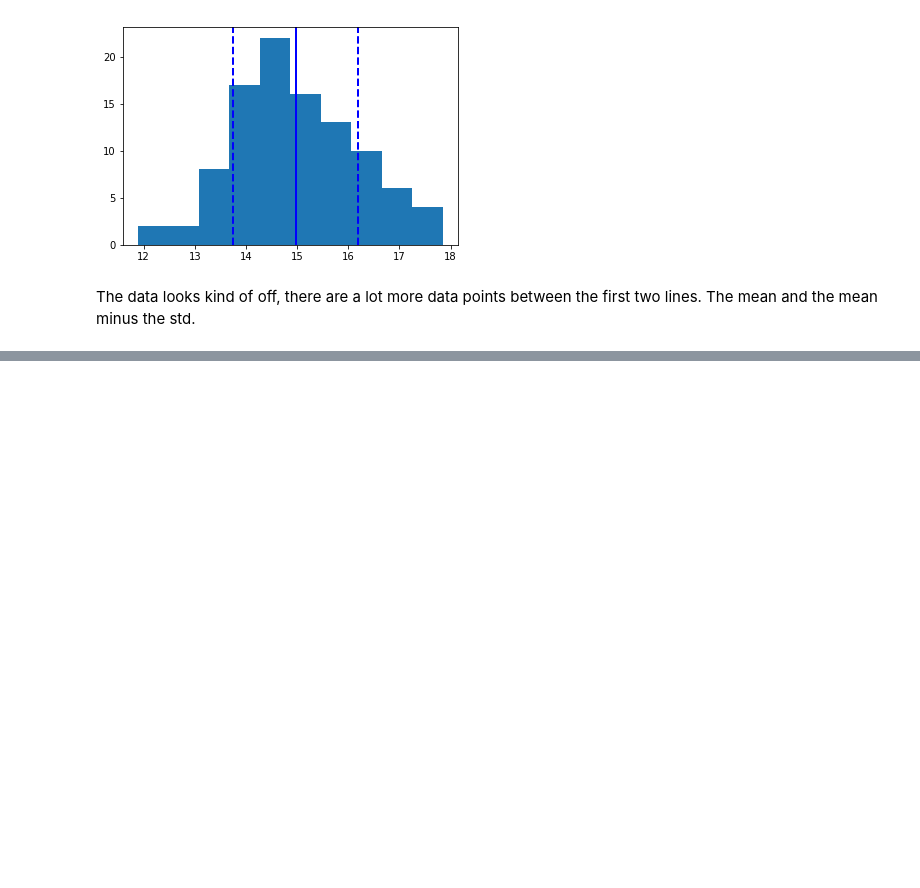
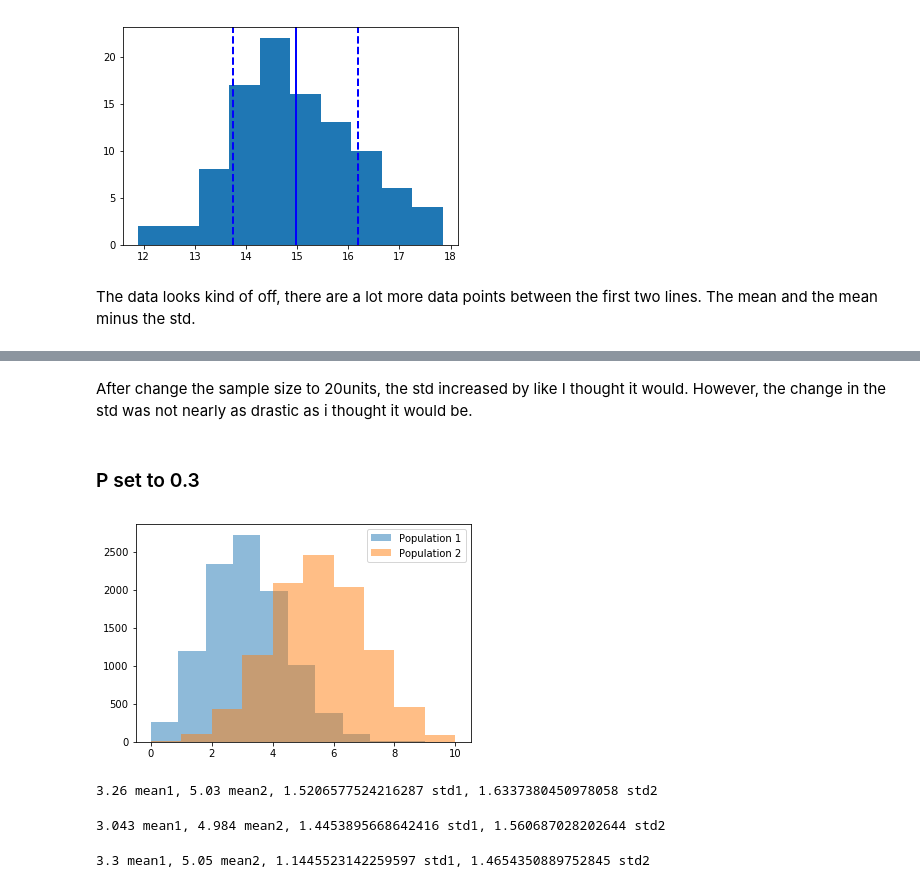
Before and after one commit to etallen127/Thinkful1, a Jupyter notebook: histograms.ipynb, the cells around one changed output, grey strips where cells are left out. Drawn from its saved outputs; the diff is of its cells as text; code cells hidden in the pictures; blank space fills up the shorter version.

```diff
--- a/histograms.ipynb
+++ b/histograms.ipynb
@@ -93,0 +151,54 @@ The data looks kind of off, there are a lot more data points between the first t
+# %% [markdown]
+After change the sample size to 20units, the std increased by like I thought it would. However, the change in the std was not nearly as drastic as i thought it would be.
+# %% [markdown]
+### P set to 0.3
+# %%
+pop1 = np.random.binomial(10, 0.3, 10000)
+pop2 = np.random.binomial(10,0.5, 10000)
+
+sample1 = np.random.choice(pop1, 100, replace=True)
+sample2 = np.random.choice(pop2, 100, replace=True)
+
+means1 = np.mean(sample1)
+means2 = np.mean(sample2)
+
+smp1std = sample1.std()
+smp2std = sample2.std()
+
+plt.hist(pop1, alpha=0.5, label='Population 1')
+plt.hist(pop2, alpha=0.5, label='Population 2')
+plt.legend(loc='upper right')
+
+plt.show()
+# %% [output]
+[figure, added]
+# %%
+print('{} mean1, {} mean2, {} std1, {} std2'.format(means1, means2, smp1std, smp2std))
+# %% [output]
+3.26 mean1, 5.03 mean2, 1.5206577524216287 std1, 1.6337380450978058 std2
+# %%
+sample1 = np.random.choice(pop1, 1000, replace=True)
+sample2 = np.random.choice(pop2, 1000, replace=True)
+
+means1 = np.mean(sample1)
+means2 = np.mean(sample2)
+
+smp1std = sample1.std()
+smp2std = sample2.std()
+
+print('{} mean1, {} mean2, {} std1, {} std2'.format(means1, means2, smp1std, smp2std))
+# %% [output]
+3.043 mean1, 4.984 mean2, 1.4453895668642416 std1, 1.560687028202644 std2
+# %%
+sample1 = np.random.choice(pop1, 20, replace=True)
+sample2 = np.random.choice(pop2, 20, replace=True)
+
+means1 = np.mean(sample1)
+means2 = np.mean(sample2)
+
+smp1std = sample1.std()
+smp2std = sample2.std()
+
+print('{} mean1, {} mean2, {} std1, {} std2'.format(means1, means2, smp1std, smp2std))
+# %% [output]
+3.3 mean1, 5.05 mean2, 1.1445523142259597 std1, 1.4654350889752845 std2
```
Also changed, not shown: parts of 18 cells of this notebook.
